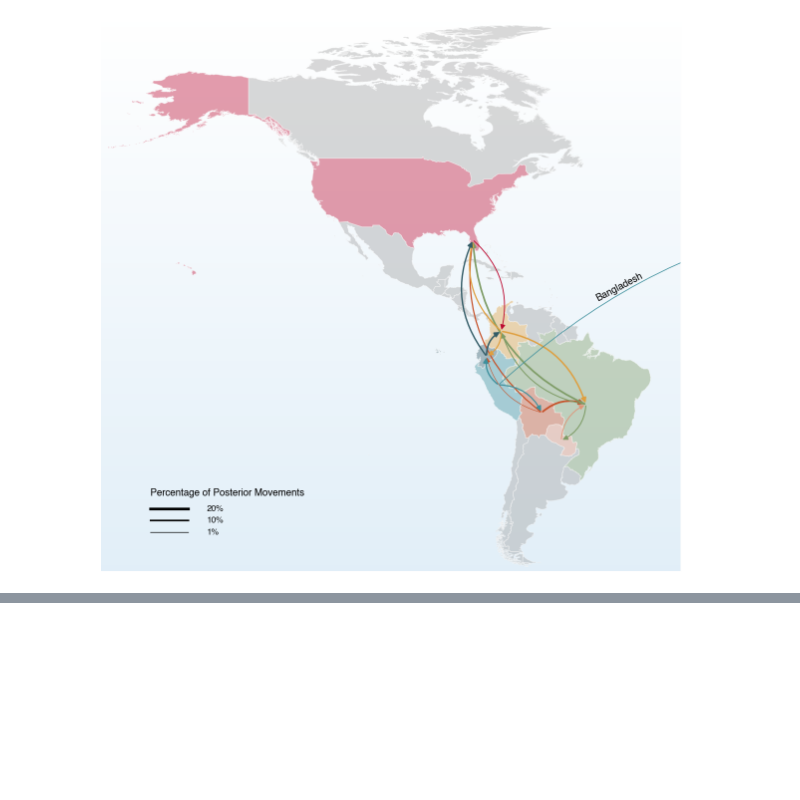
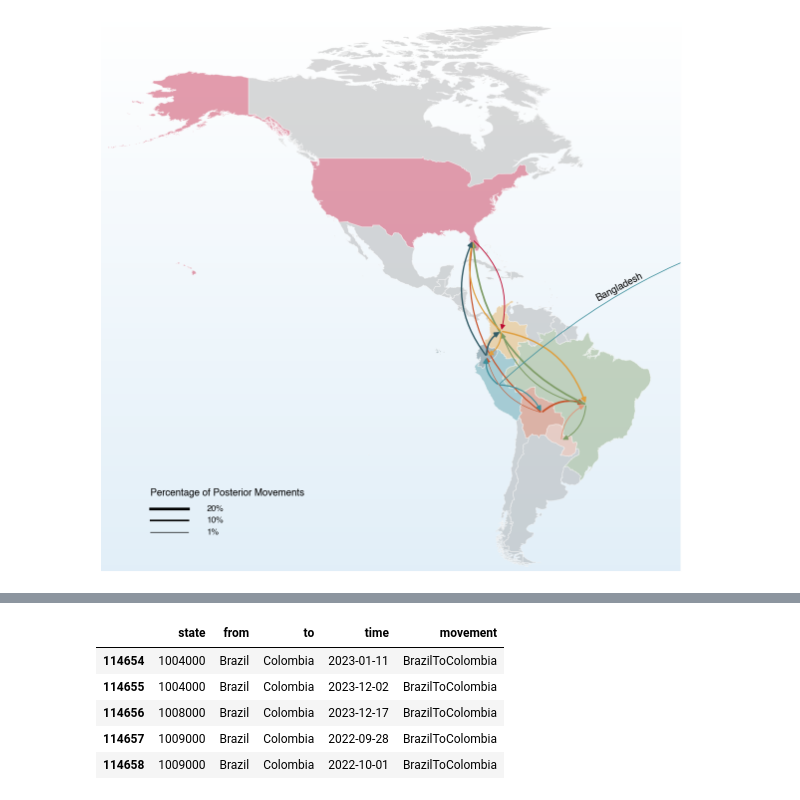
Before and after one commit to RicardoRH96/DENV_Epi, a Jupyter notebook: Scripts/phylogeographyMap_F1112.ipynb, the cells around one changed output, grey strips where cells are left out. Saved outputs shown, nothing was run; the diff lists cells and outputs as text; code cells hidden in the pictures; blank space fills up the shorter version.

```diff
--- a/Scripts/phylogeographyMap_F1112.ipynb
+++ b/Scripts/phylogeographyMap_F1112.ipynb
@@ -405,0 +314,61 @@ plt.show()
+# %%
+#Violin plot of Markov connections_df from and to Colombia
+import pandas as pd
+import matplotlib as mpl
+import matplotlib.pyplot as plt
+import matplotlib.dates as mdates
+#Read the markov connections_df data
+def decimal_year_to_date(decimal_year):
+    year = int(decimal_year)  # Get the integer part as the year
+    remainder = decimal_year - year  # Get the decimal/fractional part
+    start_of_year = pd.Timestamp(f'{year}-01-01')  # Start of the year
+    # Calculate the date by adding the fractional part as days
+    days_in_year = (pd.Timestamp(f'{year + 1}-01-01') - start_of_year).days
+    date = start_of_year + pd.to_timedelta(remainder * days_in_year, unit='D')
+    return date
+
+mrsd = 2024.62
+
+connections_df = pd.read_csv('/Users/ricardorivero/Documents/DENV/2024/D2/F1112/allJumps_F112.csv')
+
+connections_df['time'] = pd.to_numeric(connections_df['time'], errors='coerce')
+connections_df['time'] = mrsd - connections_df['time']
+connections_df = connections_df[connections_df['time'] >= 2012]
+connections_df['time'] = connections_df['time'].round(2)
+
+# Convert time from decimal year to date
+connections_df['time'] = connections_df['time'].apply(decimal_year_to_date)
+
+# Format the date into 'yyyy-mm-dd' format
+connections_df['time'] = connections_df['time'].dt.strftime('%Y-%m-%d')
+
+#replace USA with United States
+connections_df['from'] = connections_df['from'].str.replace('USA', 'United States')
+connections_df['to'] = connections_df['to'].str.replace('USA', 'United States')
+
+# Step 1: Create the "movement" column by concatenating "from" and "to"
+connections_df["movement"] = connections_df["from"].str.capitalize() + "To" + connections_df["to"].str.capitalize()
+
+# Step 2: Calculate the total number of movements
+total_movements = len(connections_df)
+
+# Step 3: Group by "movement" and count the occurrences
+movement_counts = connections_df["movement"].value_counts()
+
+# Step 4: Determine the 1% threshold
+threshold = total_movements * 0.01
+
+# Step 5: Filter out movements that are less than 1% of the total movements
+valid_movements = movement_counts[movement_counts >= threshold].index
+filtered_df = connections_df[connections_df["movement"].isin(valid_movements)].copy()
+#Filter for Colombia
+filtered_df = filtered_df[filtered_df["movement"].str.contains("Colombia", case=False)]
+# Step 6: Check the resulting dataframe
+filtered_df.head()
+# %% [output]
+|  | state | from | to | time | movement |
+| 114654 | 1004000 | Brazil | Colombia | 2023-01-11 | BrazilToColombia |
+| 114655 | 1004000 | Brazil | Colombia | 2023-12-02 | BrazilToColombia |
+| 114656 | 1008000 | Brazil | Colombia | 2023-12-17 | BrazilToColombia |
+| 114657 | 1009000 | Brazil | Colombia | 2022-09-28 | BrazilToColombia |
+| 114658 | 1009000 | Brazil | Colombia | 2022-10-01 | BrazilToColombia |
```
Also changed, not shown: parts of 5 cells of this notebook, 4 other files.
